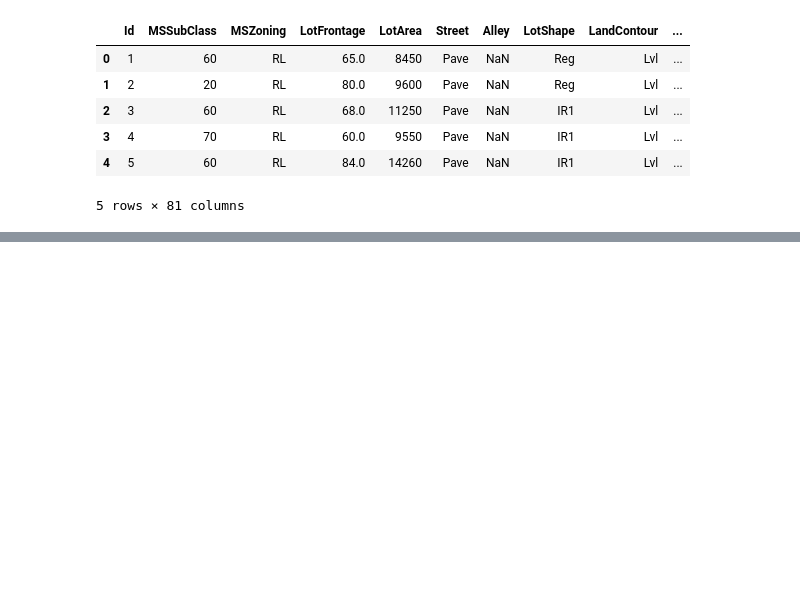
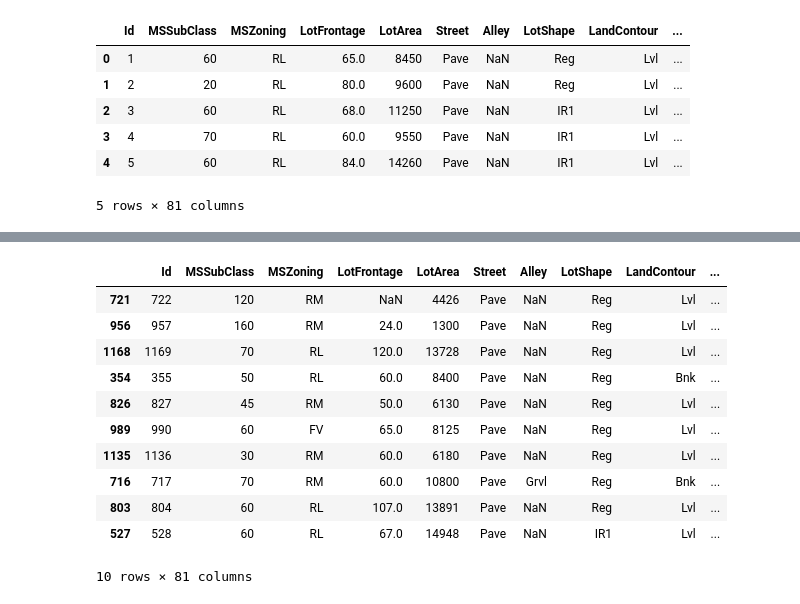
Before and after one commit to kamyczuram/Projects, a Jupyter notebook: House_Prices_XGBOOST/House_Prices_XGBOOST.ipynb, the cells around one changed output, grey strips where cells are left out. Drawn from its saved outputs; the diff is of its cells as text; code cells hidden in the pictures; blank space fills up the shorter version.

```diff
--- a/House_Prices_XGBOOST/House_Prices_XGBOOST.ipynb
+++ b/House_Prices_XGBOOST/House_Prices_XGBOOST.ipynb
@@ -4,6 +5,6 @@ import plotly.express as px
 # %%
 url = "https://raw.githubusercontent.com/kamyczuram/Projects/main/Data"
-df_train = pd.read_csv(url + '/house_train.csv')
+df = pd.read_csv(url + '/house_train.csv')
 df_test = pd.read_csv(url + '/house_test.csv')
-#df_sample_submission = pd.read_csv(url)
+df_sample_submission = pd.read_csv(url + '/house_sample_submission.csv')
 # %%
@@ -18,0 +96,15 @@ df_train.head()
+# %%
+df.sample(10)
+# %% [output]
+|  | Id | MSSubClass | MSZoning | LotFrontage | LotArea | Street | Alley | LotShape | LandContour | ... |
+| 721 | 722 | 120 | RM | NaN | 4426 | Pave | NaN | Reg | Lvl | ... |
+| 956 | 957 | 160 | RM | 24.0 | 1300 | Pave | NaN | Reg | Lvl | ... |
+| 1168 | 1169 | 70 | RL | 120.0 | 13728 | Pave | NaN | Reg | Lvl | ... |
+| 354 | 355 | 50 | RL | 60.0 | 8400 | Pave | NaN | Reg | Bnk | ... |
+| 826 | 827 | 45 | RM | 50.0 | 6130 | Pave | NaN | Reg | Lvl | ... |
+| 989 | 990 | 60 | FV | 65.0 | 8125 | Pave | NaN | Reg | Lvl | ... |
+| 1135 | 1136 | 30 | RM | 60.0 | 6180 | Pave | NaN | Reg | Lvl | ... |
+| 716 | 717 | 70 | RM | 60.0 | 10800 | Pave | Grvl | Reg | Bnk | ... |
+| 803 | 804 | 60 | RL | 107.0 | 13891 | Pave | NaN | Reg | Lvl | ... |
+| 527 | 528 | 60 | RL | 67.0 | 14948 | Pave | NaN | IR1 | Lvl | ... |
+10 rows × 81 columns
```
Also changed, not shown: parts of 15 cells of this notebook.
